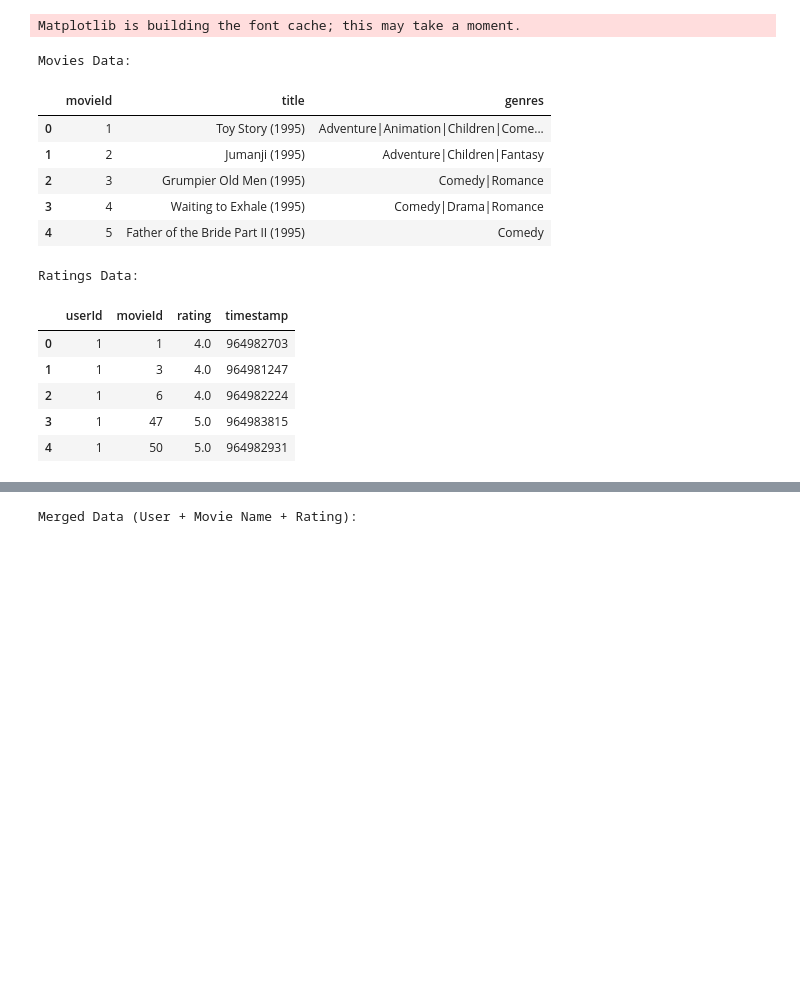
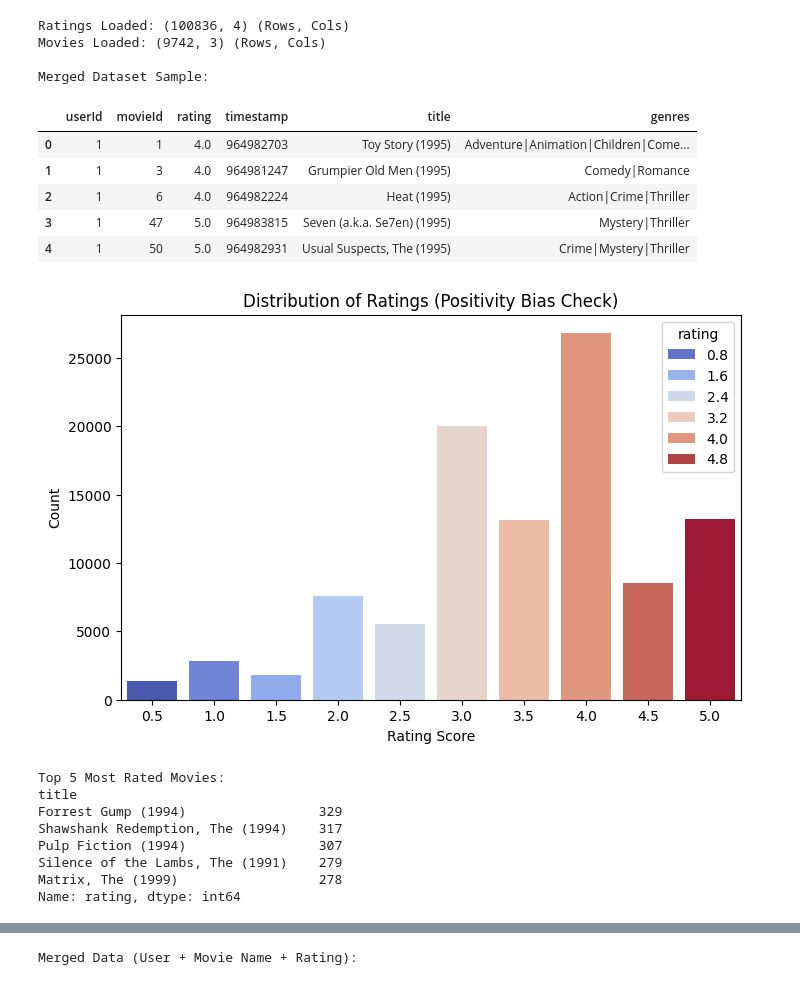
Before and after one commit to saurabh12nxf/MovieLens_Project, a Jupyter notebook: notebooks/01_eda.ipynb, the cells around one changed output, grey strips where cells are left out. Drawn from its saved outputs; the diff is of its cells as text; code cells hidden in the pictures; blank space fills up the shorter version.

Commit message:
Done data cleaning and eda

```diff
--- a/notebooks/01_eda.ipynb
+++ b/notebooks/01_eda.ipynb
@@ -1,30 +1,63 @@
 # %%
 import pandas as pd
 import matplotlib.pyplot as plt
 import seaborn as sns
 
-#loading the datasets
+#  STEP 1: LOAD THE DATA
+# We load the two main CSV files
 ratings = pd.read_csv('../data/ratings.csv')
 movies = pd.read_csv('../data/movies.csv')
 
-#showing the raw data
-print("Movies Data:")
-display(movies.head())
-print("\nRatings Data:")
-display(ratings.head())
+print(f"Ratings Loaded: {ratings.shape} (Rows, Cols)")
+print(f"Movies Loaded: {movies.shape} (Rows, Cols)")
+
+#  STEP 2: MERGE DATA
+# We join them on 'movieId' so we can see titles instead of numbers
+df = pd.merge(ratings, movies, on='movieId')
+print("\nMerged Dataset Sample:")
+display(df.head())
+
+#  STEP 3: EXPLORATORY DATA ANALYSIS (EDA)
+
+# A. Rating Distribution (Positivity Bias)
+# Question: Do people give mostly 5s or 1s?
+plt.figure(figsize=(8, 5))
+sns.countplot(x='rating', data=df,hue="rating", palette='coolwarm')
+plt.title('Distribution of Ratings (Positivity Bias Check)')
+plt.xlabel('Rating Score')
+plt.ylabel('Count')
+plt.show()
+
+# B. The Long Tail (Popularity Check)
+# Question: Which movies have the most ratings?
+movie_stats = df.groupby('title')['rating'].count().sort_values(ascending=False)
+print("\nTop 5 Most Rated Movies:")
+print(movie_stats.head())
+
+# Plot the Long Tail
+plt.figure(figsize=(10, 5))
+plt.plot(movie_stats.values, color='blue')
+plt.title('The "Long Tail": Few movies are popular, most are obscure')
+plt.xlabel('Movies (Sorted by Popularity)')
+plt.ylabel('Number of Ratings')
+plt.show()
 # %% [output]
-Matplotlib is building the font cache; this may take a moment.
+Ratings Loaded: (100836, 4) (Rows, Cols)
+Movies Loaded: (9742, 3) (Rows, Cols)
+
+Merged Dataset Sample:
+|  | userId | movieId | rating | timestamp | title | genres |
+| 0 | 1 | 1 | 4.0 | 964982703 | Toy Story (1995) | Adventure|Animation|Children|Come... |
+| 1 | 1 | 3 | 4.0 | 964981247 | Grumpier Old Men (1995) | Comedy|Romance |
+| 2 | 1 | 6 | 4.0 | 964982224 | Heat (1995) | Action|Crime|Thriller |
+| 3 | 1 | 47 | 5.0 | 964983815 | Seven (a.k.a. Se7en) (1995) | Mystery|Thriller |
+| 4 | 1 | 50 | 5.0 | 964982931 | Usual Suspects, The (1995) | Crime|Mystery|Thriller |
+[figure, added]
-Movies Data:
+Top 5 Most Rated Movies:
+title
+Forrest Gump (1994)                 329
+Shawshank Redemption, The (1994)    317
+Pulp Fiction (1994)                 307
+Silence of the Lambs, The (1991)    279
+Matrix, The (1999)                  278
+Name: rating, dtype: int64
-|  | movieId | title | genres |
-| 0 | 1 | Toy Story (1995) | Adventure|Animation|Children|Come... |
-| 1 | 2 | Jumanji (1995) | Adventure|Children|Fantasy |
-| 2 | 3 | Grumpier Old Men (1995) | Comedy|Romance |
-| 3 | 4 | Waiting to Exhale (1995) | Comedy|Drama|Romance |
-| 4 | 5 | Father of the Bride Part II (1995) | Comedy |
-Ratings Data:
-|  | userId | movieId | rating | timestamp |
-| 0 | 1 | 1 | 4.0 | 964982703 |
-| 1 | 1 | 3 | 4.0 | 964981247 |
-| 2 | 1 | 6 | 4.0 | 964982224 |
-| 3 | 1 | 47 | 5.0 | 964983815 |
-| 4 | 1 | 50 | 5.0 | 964982931 |
```
Also changed, not shown: parts of 3 cells of this notebook.
